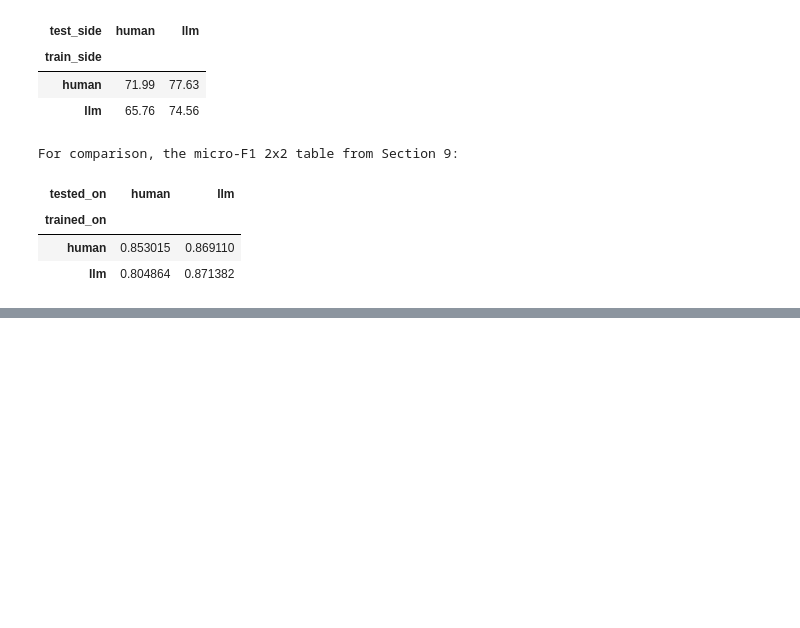
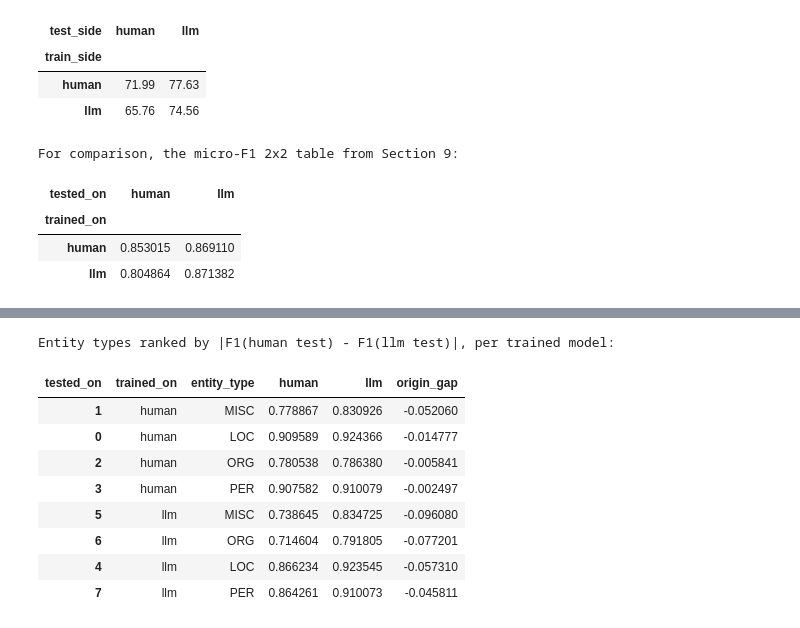
Before and after one commit to leen449/ner-human-vs-llm-news, a Jupyter notebook: notebooks/04_crf_baseline.ipynb, the cells around one changed output, grey strips where cells are left out. Cells and saved outputs as stored; diff of their text form; code cells hidden in the pictures; blank space fills up the shorter version.

```diff
--- a/notebooks/04_crf_baseline.ipynb
+++ b/notebooks/04_crf_baseline.ipynb
@@ -1059,0 +1205,23 @@ For comparison, the micro-F1 2x2 table from Section 9:
+# %%
+# Entity types ranked by |F1 gap| between human test and llm test, per trained model -- reuses the
+# per_type_f1.csv already saved in Section 9, no recomputation needed.
+per_type_f1_df = pd.read_csv(RESULTS_DIR / "per_type_f1.csv")
+type_pivot = per_type_f1_df.pivot_table(index=["trained_on", "entity_type"], columns="tested_on", values="f1").reset_index()
+type_pivot["origin_gap"] = type_pivot["human"] - type_pivot["llm"]
+type_pivot["abs_gap"] = type_pivot["origin_gap"].abs()
+type_pivot = type_pivot.sort_values(["trained_on", "abs_gap"], ascending=[True, False])
+type_pivot.to_csv(RESULTS_DIR / "per_type_origin_gap.csv", index=False)
+
+print("Entity types ranked by |F1(human test) - F1(llm test)|, per trained model:")
+display(type_pivot[["trained_on", "entity_type", "human", "llm", "origin_gap"]])
+# %% [output]
+Entity types ranked by |F1(human test) - F1(llm test)|, per trained model:
+| tested_on | trained_on | entity_type | human | llm | origin_gap |
+| 1 | human | MISC | 0.778867 | 0.830926 | -0.052060 |
+| 0 | human | LOC | 0.909589 | 0.924366 | -0.014777 |
+| 2 | human | ORG | 0.780538 | 0.786380 | -0.005841 |
+| 3 | human | PER | 0.907582 | 0.910079 | -0.002497 |
+| 5 | llm | MISC | 0.738645 | 0.834725 | -0.096080 |
+| 6 | llm | ORG | 0.714604 | 0.791805 | -0.077201 |
+| 4 | llm | LOC | 0.866234 | 0.923545 | -0.057310 |
+| 7 | llm | PER | 0.864261 | 0.910073 | -0.045811 |
```
Also changed, not shown: parts of 6 cells of this notebook.
